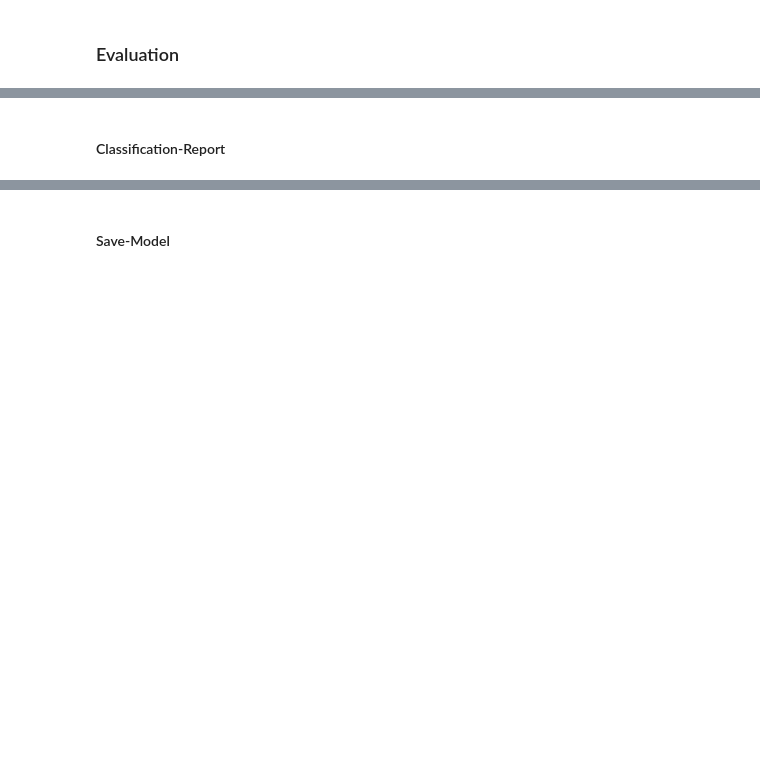
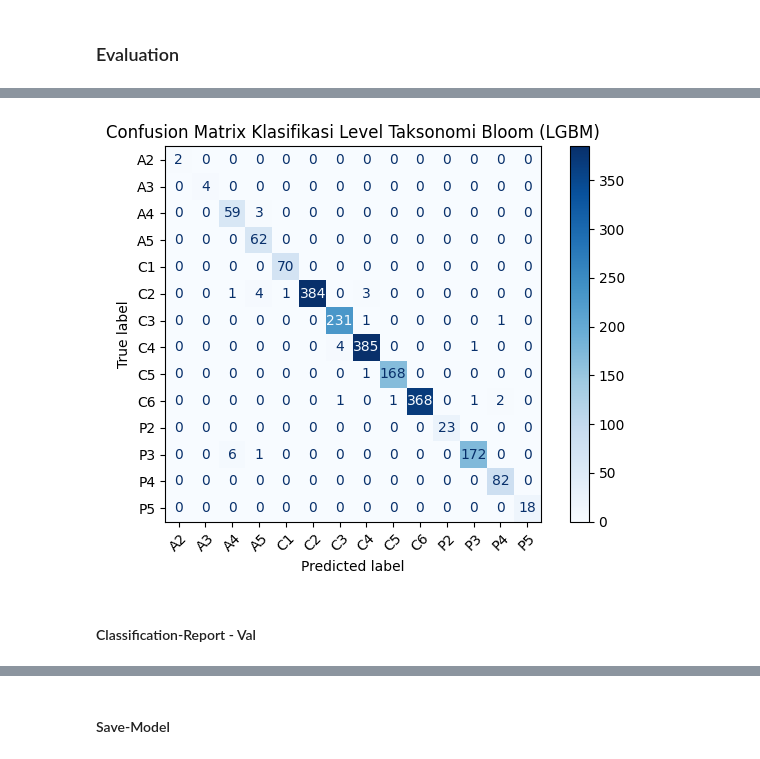
Before and after one commit to FadQode/skripsi-modelling, a Jupyter notebook: modelling-ML.ipynb, the cells around one changed output, grey strips where cells are left out. Saved outputs shown, nothing was run; the diff lists cells and outputs as text; code cells hidden in the pictures; blank space fills up the shorter version.

```diff
--- a/modelling-ML.ipynb
+++ b/modelling-ML.ipynb
@@ -332,7 +373,7 @@ grid_search = GridSearchCV(
     pipeline,
     param_grid=param_grid,
     scoring="f1_macro",
-    cv=cv,
+    cv=5,
     n_jobs=-1,
     verbose=1
 )
@@ -375,0 +451,14 @@ GridSearchCV(cv=StratifiedKFold(n_splits=5, random_state=42, shuffle=True),
+# %%
+best_model = grid_search.best_estimator_
+
+y_pred = best_model.predict(X_train)
+
+print("Best Params:", grid_search.best_params_)
+print("Accuracy:", accuracy_score(y_train, y_pred))
+print(
+    classification_report(
+        y_train,
+        y_pred,
+        target_names=le.classes_
+    )
+)
@@ -376,4 +483,28 @@ GridSearchCV(cv=StratifiedKFold(n_splits=5, random_state=42, shuffle=True),
+# %%
+labels = sorted(y_train.unique(), key=lambda x: (x[0], int(x[1:])))
+cm = confusion_matrix(
+    y_train,
+    y_pred,
+    labels=labels
+)
+
+disp = ConfusionMatrixDisplay(
+    confusion_matrix=cm,
+    display_labels=labels
+)
+
+disp.plot(
+    cmap="Blues",
+    values_format="d",
+    xticks_rotation=45
+)
+
+plt.title("Confusion Matrix Klasifikasi Level Taksonomi Bloom (LGBM)")
+plt.tight_layout()
+plt.show()
+# %% [output]
+[figure, added]
 # %% [markdown]
-#### Classification-Report
+#### Classification-Report - Val
 # %%
 best_model = grid_search.best_estimator_
```
Also changed, not shown: parts of 17 cells of this notebook.
